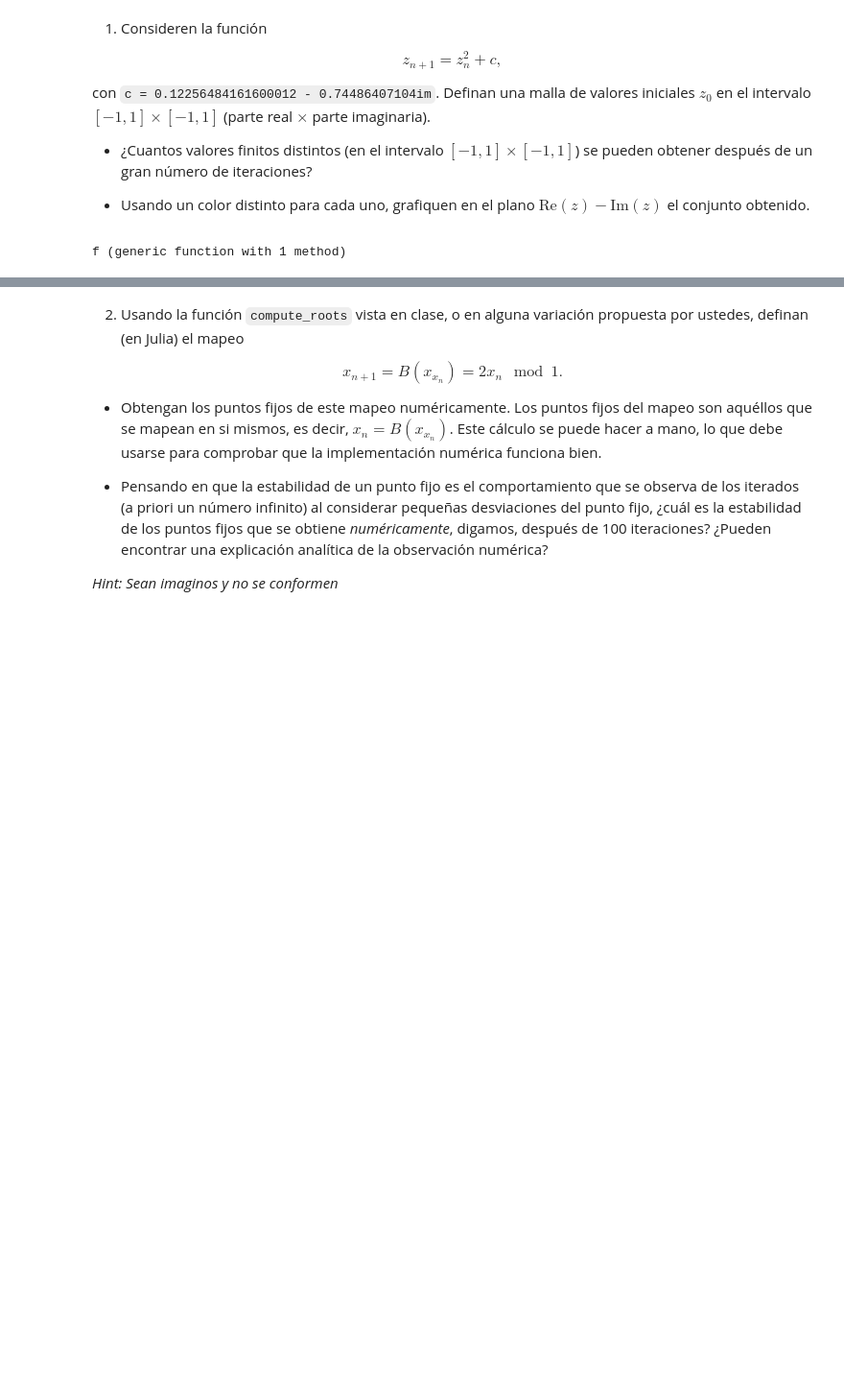
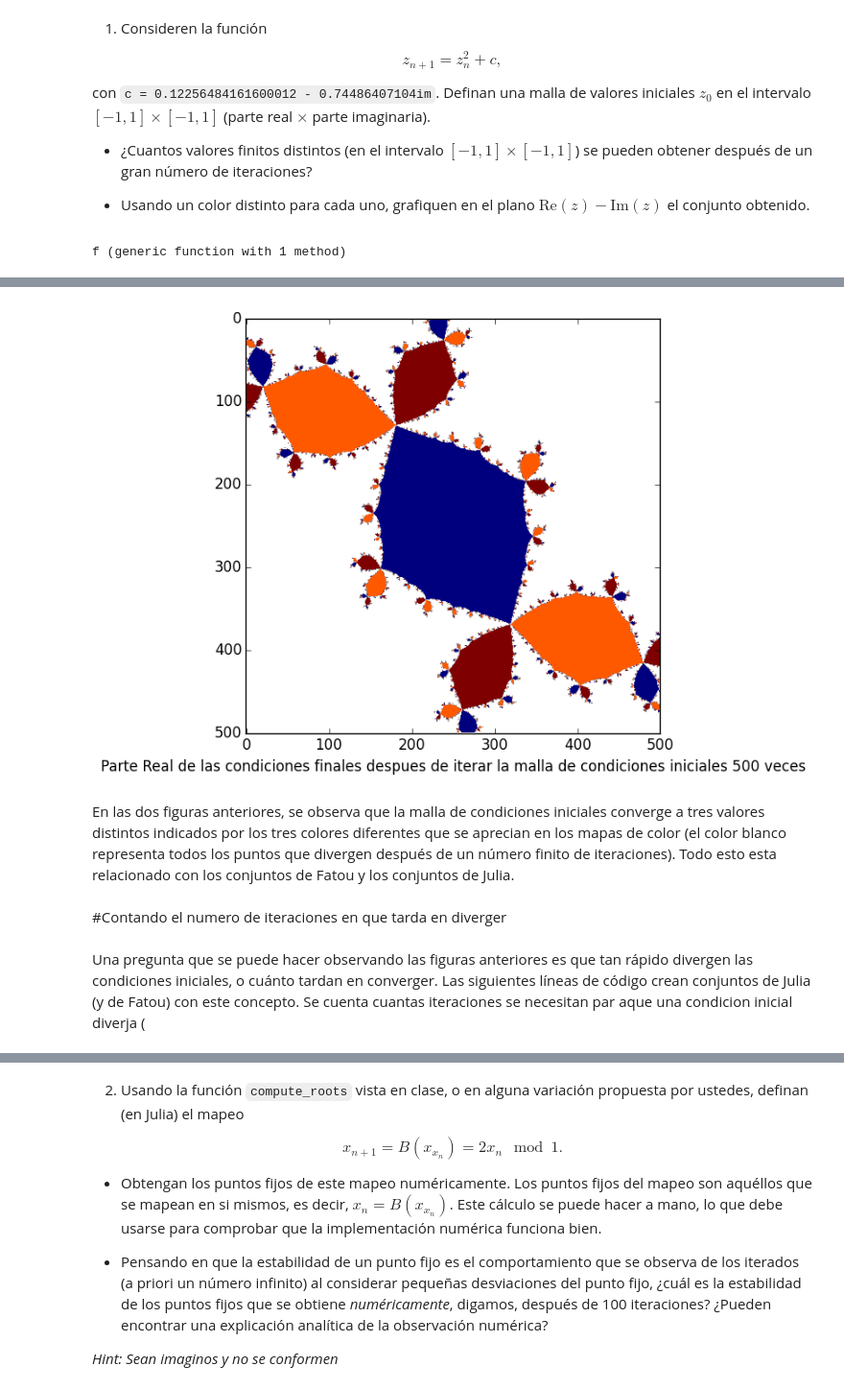
Before and after one commit to lbenet/2017-1_TSFisComp, a Jupyter notebook: tareas/Oscar Hurtado/Tarea 2.ipynb, the cells around one changed output, grey strips where cells are left out. Shown at 96% size. Saved outputs shown, nothing was run; the diff lists cells and outputs as text; code cells hidden in the pictures; blank space fills up the shorter version.

```diff
--- a/tareas/Oscar Hurtado/Tarea 2.ipynb
+++ b/tareas/Oscar Hurtado/Tarea 2.ipynb
@@ -104,0 +65,12 @@ plot(imag(Z));
+# %%
+imshow(real(Z))
+xlabel("Parte Real de las condiciones finales despues de iterar la malla de condiciones iniciales $N veces " );
+# %% [output]
+[figure, added]
+# %% [markdown]
+En las dos figuras anteriores, se observa que la malla de condiciones iniciales converge a tres valores distintos indicados por los tres colores diferentes que se aprecian en los mapas de color (el color blanco representa todos los puntos que divergen después de un número finito de iteraciones). Todo esto esta relacionado con los conjuntos de Fatou y los conjuntos de Julia.
+# %% [markdown]
+#Contando el numero de iteraciones en que tarda en diverger
+# %% [markdown]
+Una pregunta que se puede hacer observando las figuras anteriores es que tan rápido divergen las condiciones iniciales, o cuánto tardan en converger.
+Las siguientes líneas de código crean conjuntos de Julia (y de Fatou) con este concepto. Se cuenta cuantas iteraciones se necesitan par aque una condicion inicial diverja (
```
Also changed, not shown: parts of 20 cells of this notebook.
